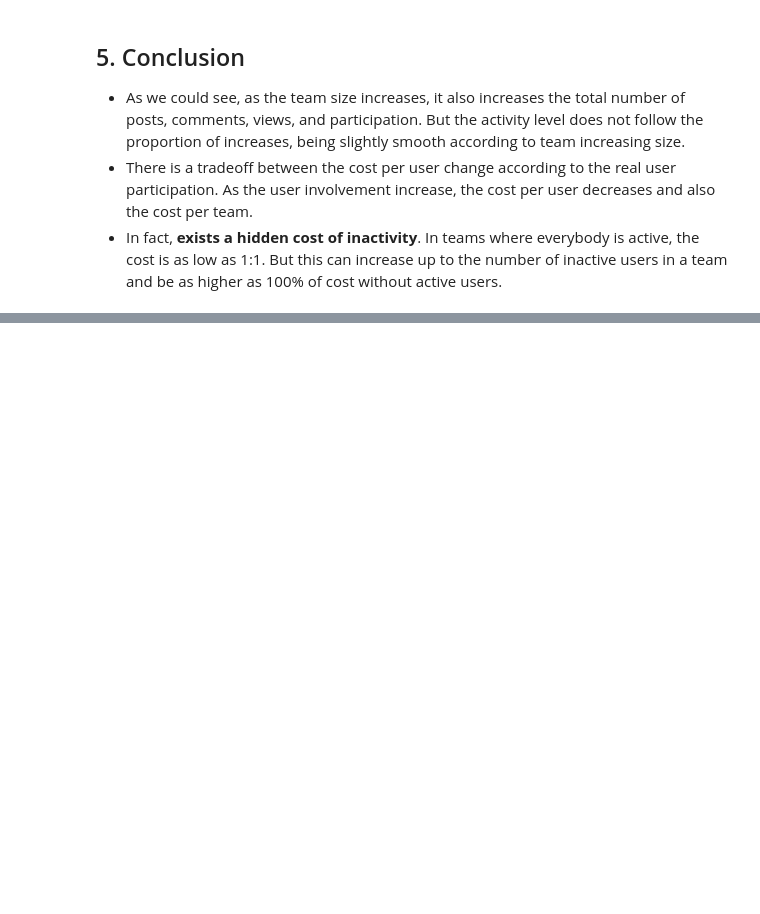
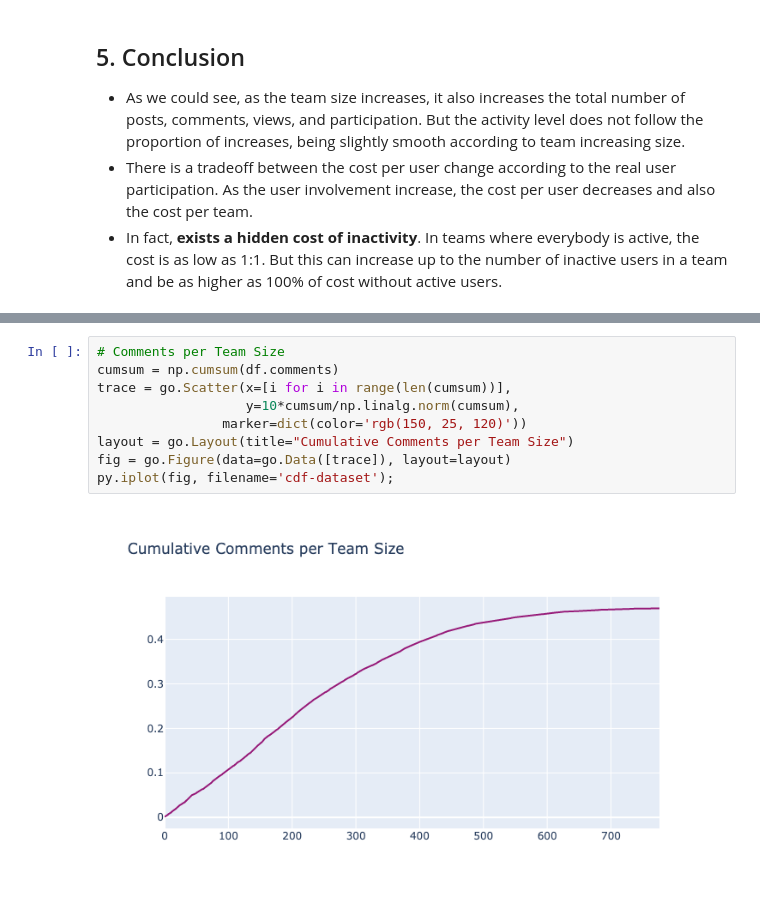
Before and after one commit to reisdebora/user-activity, a Jupyter notebook: notebook.ipynb, the cells around one changed output, grey strips where cells are left out. Cells and saved outputs as stored; diff of their text form; blank space fills up the shorter version.

```diff
--- a/notebook.ipynb
+++ b/notebook.ipynb
@@ -303,0 +337,11 @@ As the number of inactive users increases by the team, it also increases the pro
+# %%
+# Comments per Team Size
+cumsum = np.cumsum(df.comments)
+trace = go.Scatter(x=[i for i in range(len(cumsum))],
+                   y=10*cumsum/np.linalg.norm(cumsum),
+                marker=dict(color='rgb(150, 25, 120)'))
+layout = go.Layout(title="Cumulative Comments per Team Size")
+fig = go.Figure(data=go.Data([trace]), layout=layout)
+py.iplot(fig, filename='cdf-dataset');
+# %% [output]
+[figure, added]
```
Also changed, not shown: parts of 18 cells of this notebook, 2 other files.
